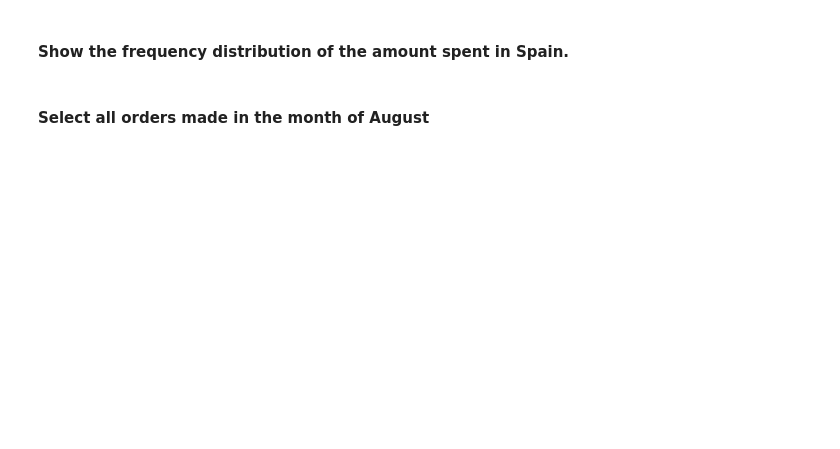
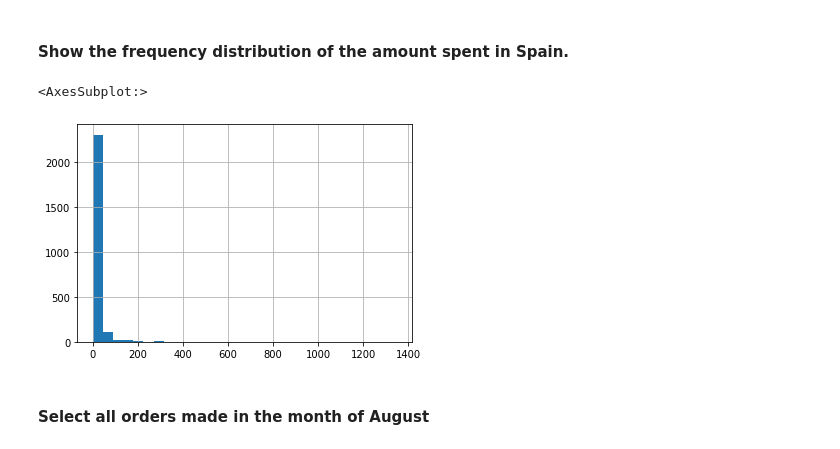
Before and after one commit to MacsEli/lab-subsetting-and-descriptive-stats, a Jupyter notebook: your-code/main.ipynb, the cells around one changed output. Saved outputs shown, nothing was run; the diff lists cells and outputs as text; code cells hidden in the pictures; blank space fills up the shorter version.

```diff
--- a/your-code/main.ipynb
+++ b/your-code/main.ipynb
@@ -497,6 +567,10 @@ print(customerSpain2.info())
 #### Show the frequency distribution of the amount spent in Spain.
 # %%
 # your answer here
+tempOrders[(tempOrders['Country']=='Spain')]['amount_spent'].hist(bins=30)
+# %% [output]
+<AxesSubplot:>
+[figure, added]
 # %% [markdown]
 #### Select all orders made in the month of August
 # %%
```
Also changed, not shown: parts of 14 cells of this notebook.
